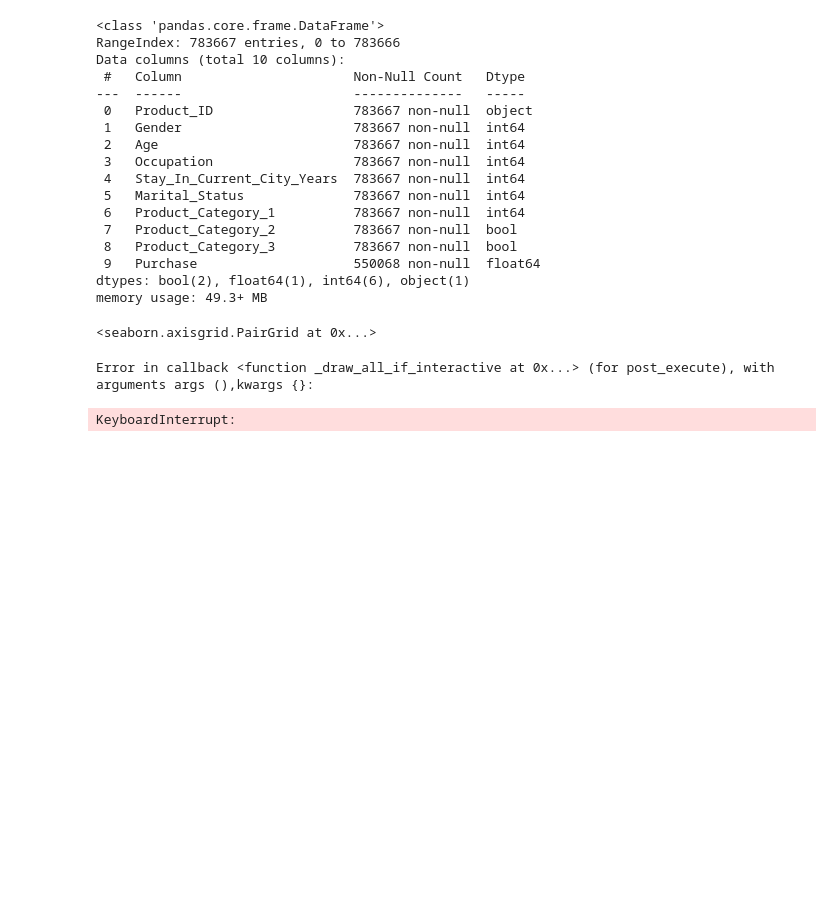
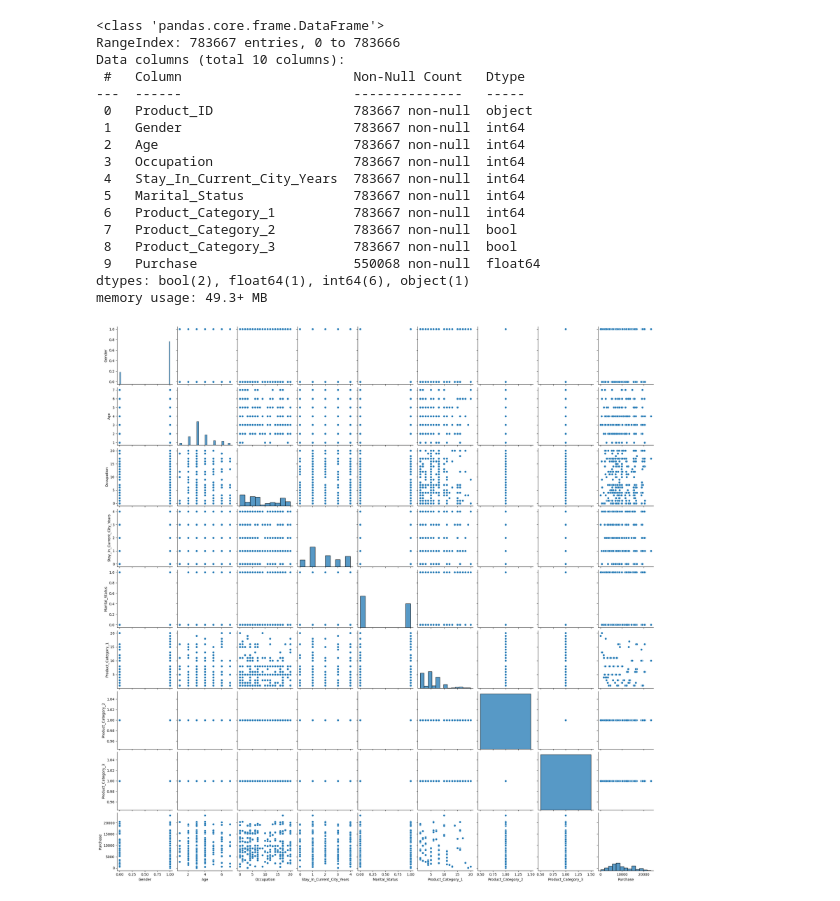
Before and after one commit to subhiksha-kodi/EDA-and-FEATURE-ENGINEERING-BLACK-FRIDAY-ANALYSIS, a Jupyter notebook: code.ipynb, the cells around one changed output. Cells and saved outputs as stored; diff of their text form; code cells hidden in the pictures; blank space fills up the shorter version.

```diff
--- a/code.ipynb
+++ b/code.ipynb
@@ -254,10 +254,9 @@ Data columns (total 10 columns):
 dtypes: bool(2), float64(1), int64(6), object(1)
 memory usage: 49.3+ MB
 # %%
-sns.pairplot(df)
+sns.pairplot(df.sample(500))
+plt.savefig('plots/pairplot.png')
 # %% [output]
-<seaborn.axisgrid.PairGrid at 0x...>
-Error in callback <function _draw_all_if_interactive at 0x...> (for post_execute), with arguments args (),kwargs {}:
-KeyboardInterrupt:
+[figure, added]
 # %%
 sns.barplot(x="Age", y="Purchase",hue='Gender', data=df)
```
Also changed, not shown: parts of 4 cells of this notebook, 7 other files.
